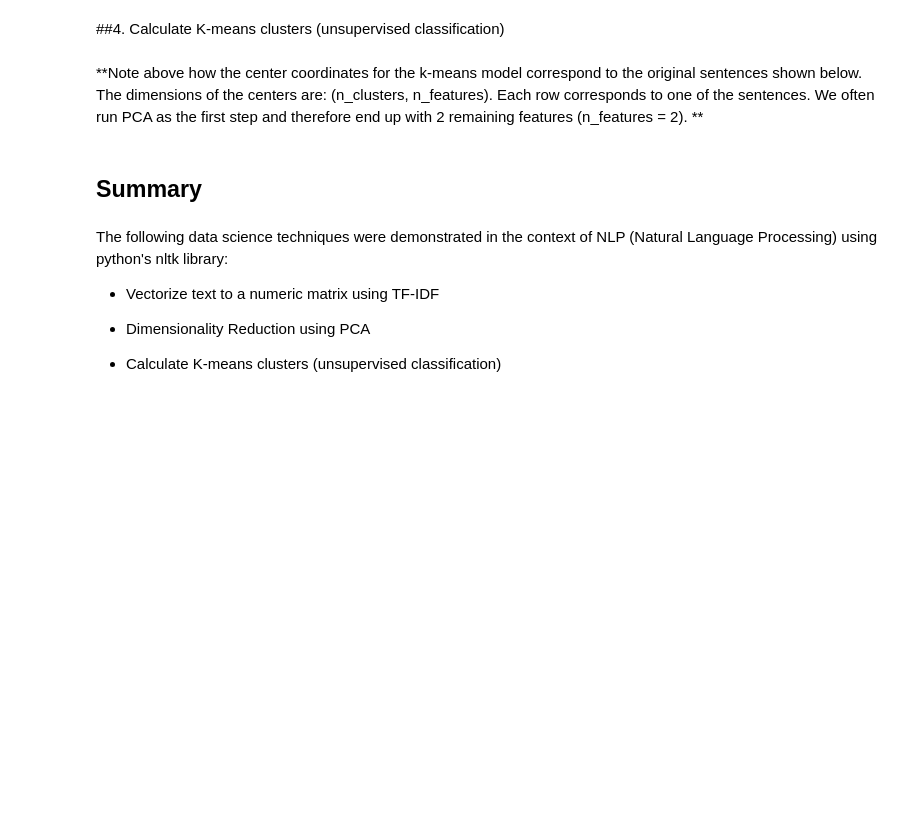
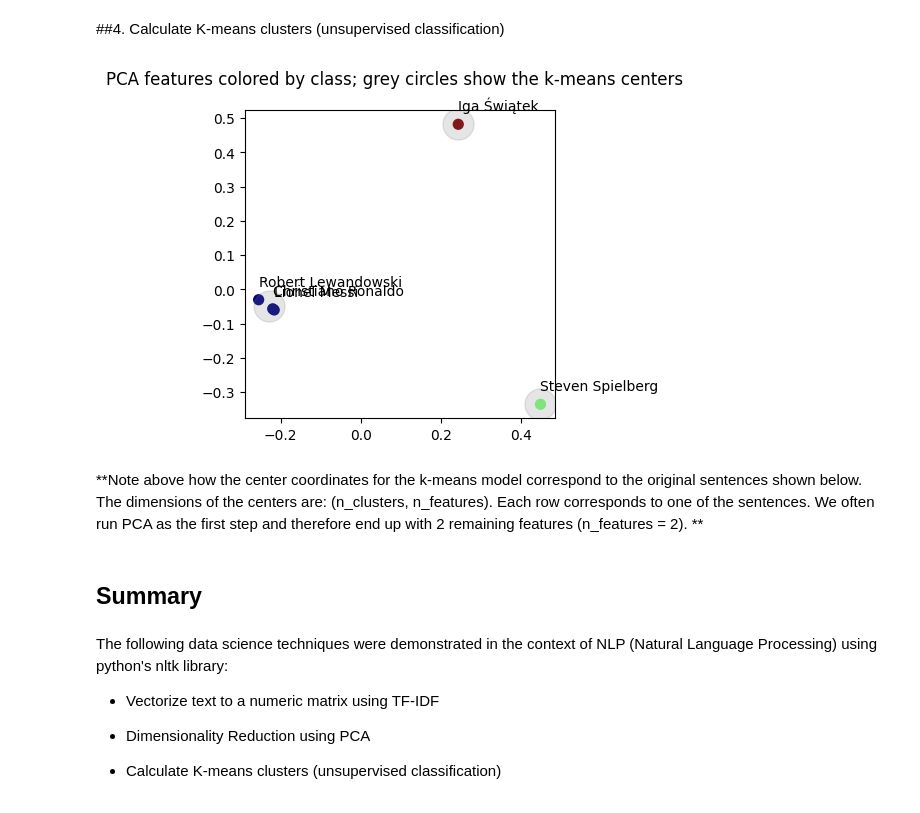
Before and after one commit to LanguegeEngineering/UW_Embeddings, a Jupyter notebook: TF_IDF_clustering.ipynb, the cells around one changed output. Saved outputs shown, nothing was run; the diff lists cells and outputs as text; code cells hidden in the pictures; blank space fills up the shorter version.

```diff
--- a/TF_IDF_clustering.ipynb
+++ b/TF_IDF_clustering.ipynb
@@ -32,4 +41,4 @@ tf_idf('forest', b)
 # %%
-# wikipedia.set_lang("en")
-# person = wikipedia.page("steven spielberg")
-# print(person.content[:100])
+wikipedia.set_lang("en")
+person = wikipedia.page("Lionel Messi", auto_suggest=False)
+print(person.content[:200])
@@ -39,5 +47,10 @@ tf_idf('forest', b)
+# %%
+people = ["Iga Świątek", "Robert Lewandowski", "Christiano Ronaldo", "Steven Spielberg", 'Lionel Messi']
+dat = [{'Person': person, 'Content': wikipedia.page(person, auto_suggest=False).content} for person in people]
+
+# uwaga, często dana strona nie jest znajdowana należy użyć wikipedia.search gdy wystąpi probem
+#wikipedia.search("iga swiatek")
 # %%
-!pip install -q wordcloud
 import wordcloud
 
 import nltk
@@ -56,22 +69,5 @@ from sklearn.manifold import MDS
 
 pd.set_option("display.precision", 4)
 
-
-dat = [
-        ['X', 'aaa aaa'],
-        ['Y', 'aaa bbb bbb'],
-        ['Y', 'aaa bbb bbb ddd'],
-       ['Z', 'aaa bbb ccc eee'],
-       ['Z', 'aaa bbb ccc eee fff']
-     ]
-
-
-
-df_sentences = pd.DataFrame(dat, columns=['Label', 'Sentence'])
-
-labels = df_sentences['Label']
-print("labels:")
-print(labels)
-
-n_clusters = np.unique(labels).shape[0]
-print("n_clusters:", n_clusters)
+df_sentences = pd.DataFrame(dat)
+df_sentences
@@ -80,7 +81,7 @@ print("n_clusters:", n_clusters)
 # %% [markdown]
 ## 2. Vectorize text to a numeric matrix
 # %%
-sentences = df_sentences['Sentence'].values.tolist()
+sentences = df_sentences['Content'].values.tolist()
 vocab=None
 min_df=0.0
 max_df=1.0
@@ -195,18 +228,21 @@ print(X_pca)
 # %% [markdown]
 ##4. Calculate K-means clusters (unsupervised classification)
 # %%
-km_model = KMeans(n_clusters=n_clusters, max_iter=10, n_init=2, random_state=121)
+N_CLUSTERS = 3
+km_model = KMeans(n_clusters=N_CLUSTERS, max_iter=10, n_init=2, random_state=121)
 
 # K-means (from number of features in input matrix to n_clusters)
 km_model.fit(X_pca)
 df_centers = pd.DataFrame(km_model.cluster_centers_, columns=['x', 'y'])
 
 plt.figure(figsize=(4,4))
 plt.suptitle('PCA features colored by class; grey circles show the k-means centers')
 plt.scatter(X_pca[:, 0], X_pca[:, 1], c=km_model.labels_, s=50, cmap='jet')
 plt.scatter(df_centers['x'], df_centers['y'], c='grey', s=500, alpha=0.2);
 
 dy = 0.04
 for i, txt in enumerate(km_model.labels_):
-    my_label = df_sentences.iloc[i]['Label']
+    my_label = df_sentences.iloc[i]['Person']
     plt.annotate(my_label, (X_pca[i, 0], X_pca[i, 1] + dy))
+# %% [output]
+[figure, added]
```
Also changed, not shown: parts of 20 cells of this notebook.
